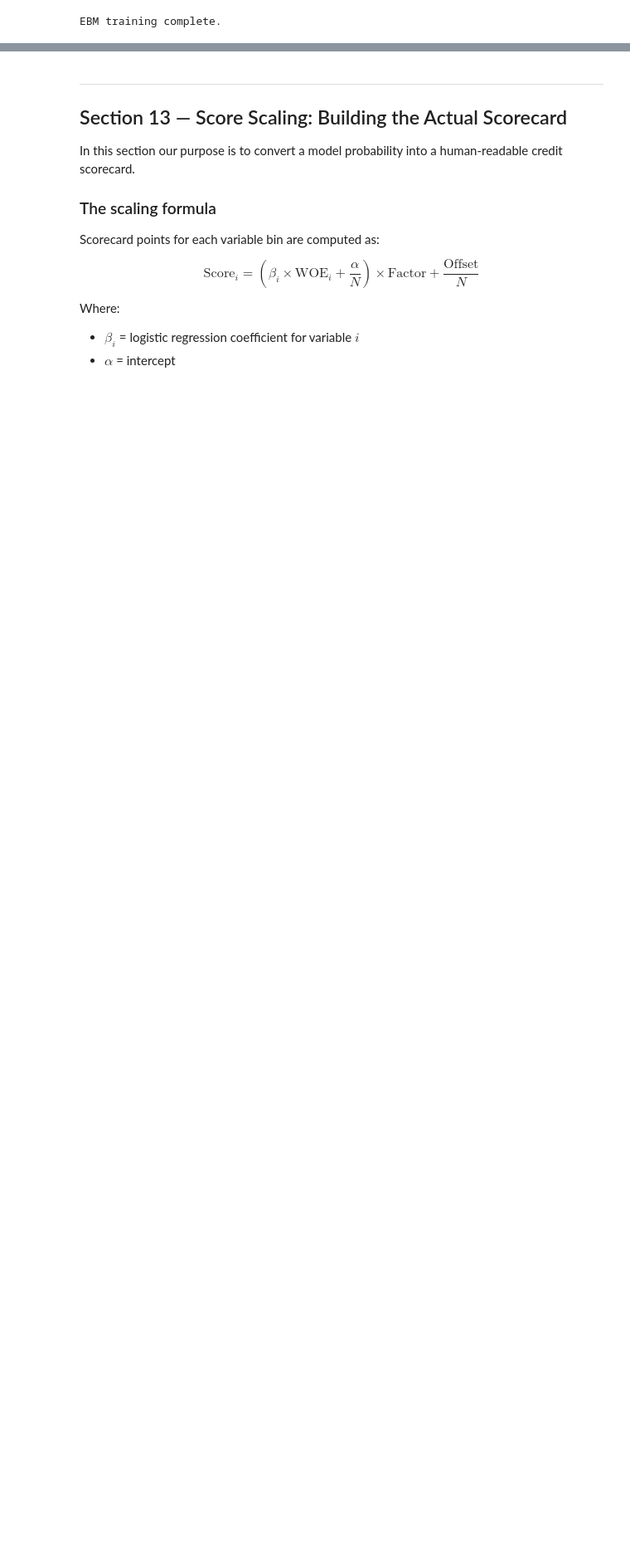
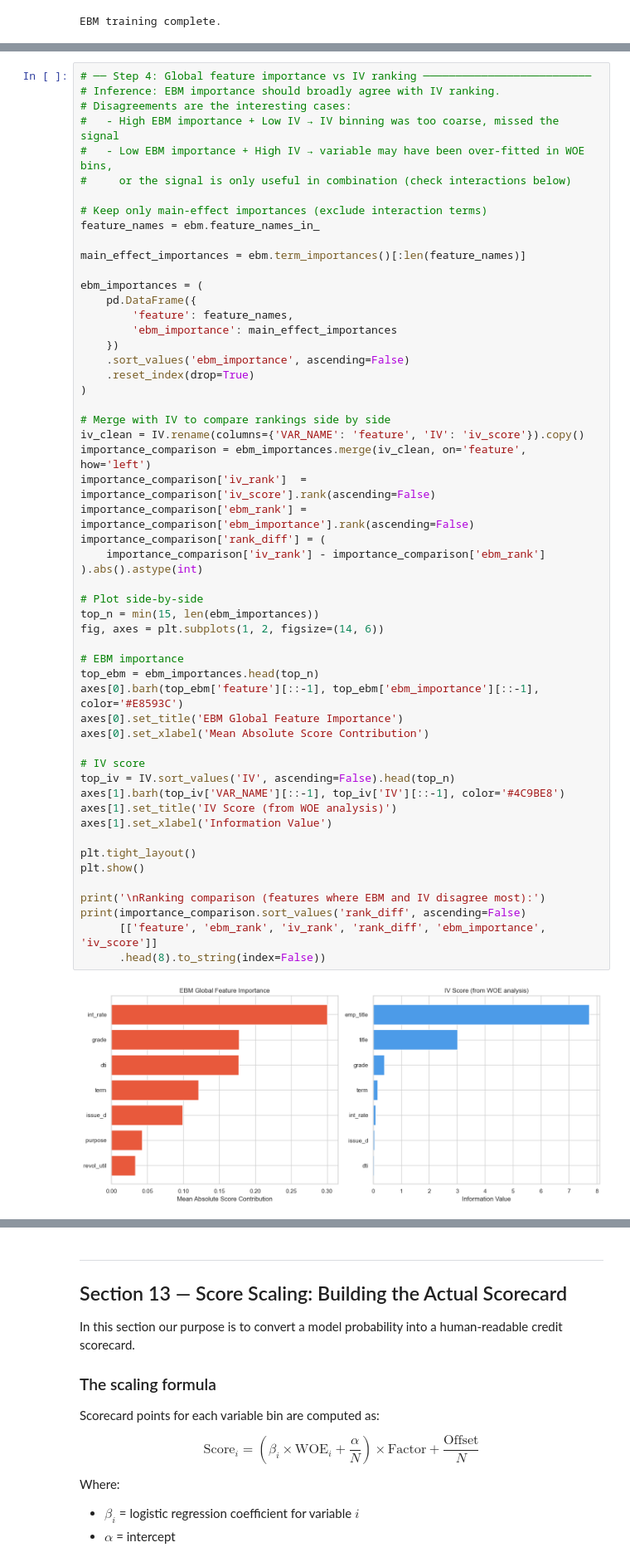
Before and after one commit to sandipanarnab/loan_repayment_credit_score_detection, a Jupyter notebook: notebook/credit_scorecard.ipynb, the cells around one changed output, grey strips where cells are left out. Shown at 83% size. Drawn from its saved outputs; the diff is of its cells as text; blank space fills up the shorter version.

```diff
--- a/notebook/credit_scorecard.ipynb
+++ b/notebook/credit_scorecard.ipynb
@@ -1246,0 +1293,56 @@ EBM training complete.
+# %%
+# ── Step 4: Global feature importance vs IV ranking ──────────────────────────
+# Inference: EBM importance should broadly agree with IV ranking.
+# Disagreements are the interesting cases:
+#   - High EBM importance + Low IV → IV binning was too coarse, missed the signal
+#   - Low EBM importance + High IV → variable may have been over-fitted in WOE bins,
+#     or the signal is only useful in combination (check interactions below)
+
+# Keep only main-effect importances (exclude interaction terms)
+feature_names = ebm.feature_names_in_
+
+main_effect_importances = ebm.term_importances()[:len(feature_names)]
+
+ebm_importances = (
+    pd.DataFrame({
+        'feature': feature_names,
+        'ebm_importance': main_effect_importances
+    })
+    .sort_values('ebm_importance', ascending=False)
+    .reset_index(drop=True)
+)
+
+# Merge with IV to compare rankings side by side
+iv_clean = IV.rename(columns={'VAR_NAME': 'feature', 'IV': 'iv_score'}).copy()
+importance_comparison = ebm_importances.merge(iv_clean, on='feature', how='left')
+importance_comparison['iv_rank']  = importance_comparison['iv_score'].rank(ascending=False)
+importance_comparison['ebm_rank'] = importance_comparison['ebm_importance'].rank(ascending=False)
+importance_comparison['rank_diff'] = (
+    importance_comparison['iv_rank'] - importance_comparison['ebm_rank']
+).abs().astype(int)
+
+# Plot side-by-side
+top_n = min(15, len(ebm_importances))
+fig, axes = plt.subplots(1, 2, figsize=(14, 6))
+
+# EBM importance
+top_ebm = ebm_importances.head(top_n)
+axes[0].barh(top_ebm['feature'][::-1], top_ebm['ebm_importance'][::-1], color='#E8593C')
+axes[0].set_title('EBM Global Feature Importance')
+axes[0].set_xlabel('Mean Absolute Score Contribution')
+
+# IV score
+top_iv = IV.sort_values('IV', ascending=False).head(top_n)
+axes[1].barh(top_iv['VAR_NAME'][::-1], top_iv['IV'][::-1], color='#4C9BE8')
+axes[1].set_title('IV Score (from WOE analysis)')
+axes[1].set_xlabel('Information Value')
+
+plt.tight_layout()
+plt.show()
+
+print('\nRanking comparison (features where EBM and IV disagree most):')
+print(importance_comparison.sort_values('rank_diff', ascending=False)
+      [['feature', 'ebm_rank', 'iv_rank', 'rank_diff', 'ebm_importance', 'iv_score']]
+      .head(8).to_string(index=False))
+# %% [output]
+[figure, added]
```
Also changed, not shown: parts of 5 cells of this notebook.
